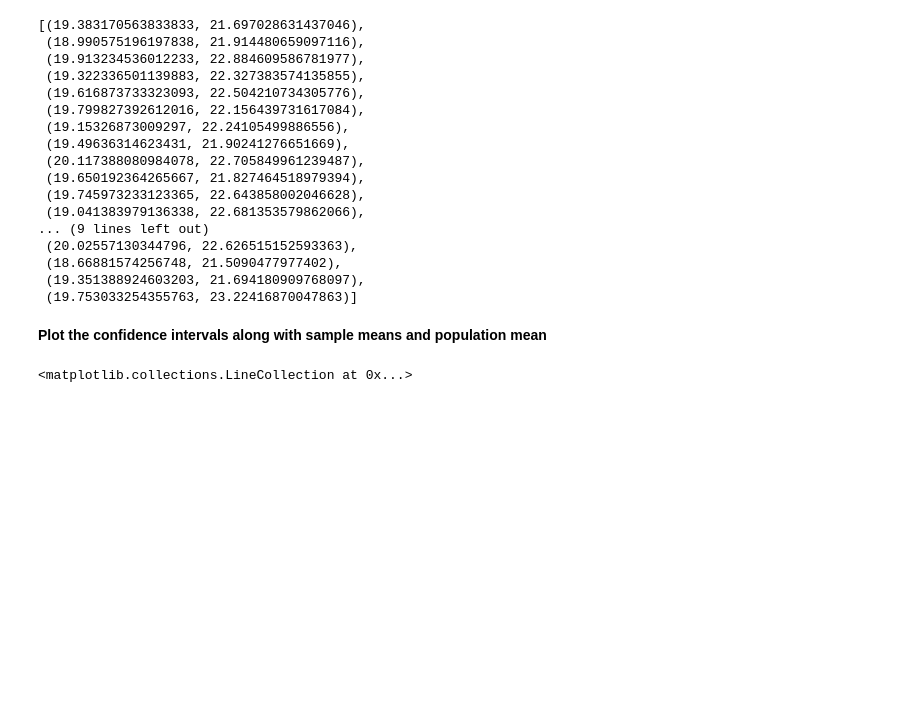
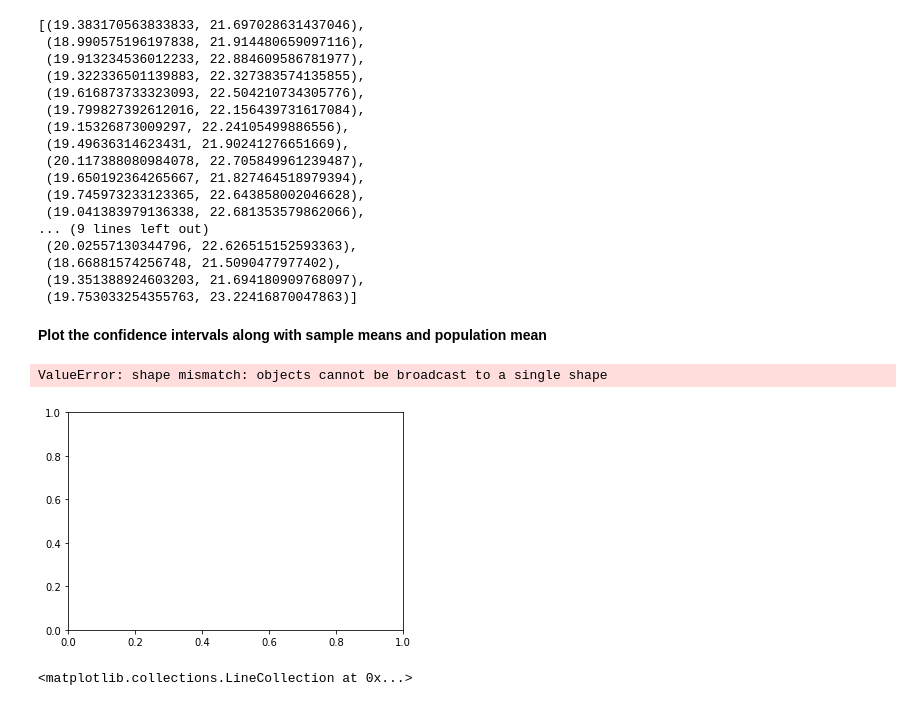
Before and after one commit to kevzha/dsc-2-19-17-confidence-intervals-with-t-distribution-lab-nyc-ds-career-012819, a Jupyter notebook: index.ipynb, the cells around one changed output. Cells and saved outputs as stored; diff of their text form; code cells hidden in the pictures; blank space fills up the shorter version.

```diff
--- a/index.ipynb
+++ b/index.ipynb
@@ -207,6 +207,14 @@ intervals
 # Plot the confidence intervals with sample and population means
 # Draw the mean and confidence interval for each sample
 # Draw the population mean
+# %%
+plt.errorbar(x=np.arange(0.1, 25, 1),
+             y=sample_means,
+             yerr=[(top-bot)/2 for top,bot in intervals],
+             fmt='o')
+# %% [output]
+ValueError: shape mismatch: objects cannot be broadcast to a single shape
+[figure, added]
 # %%
 # %% [output]
 <matplotlib.collections.LineCollection at 0x...>
```
